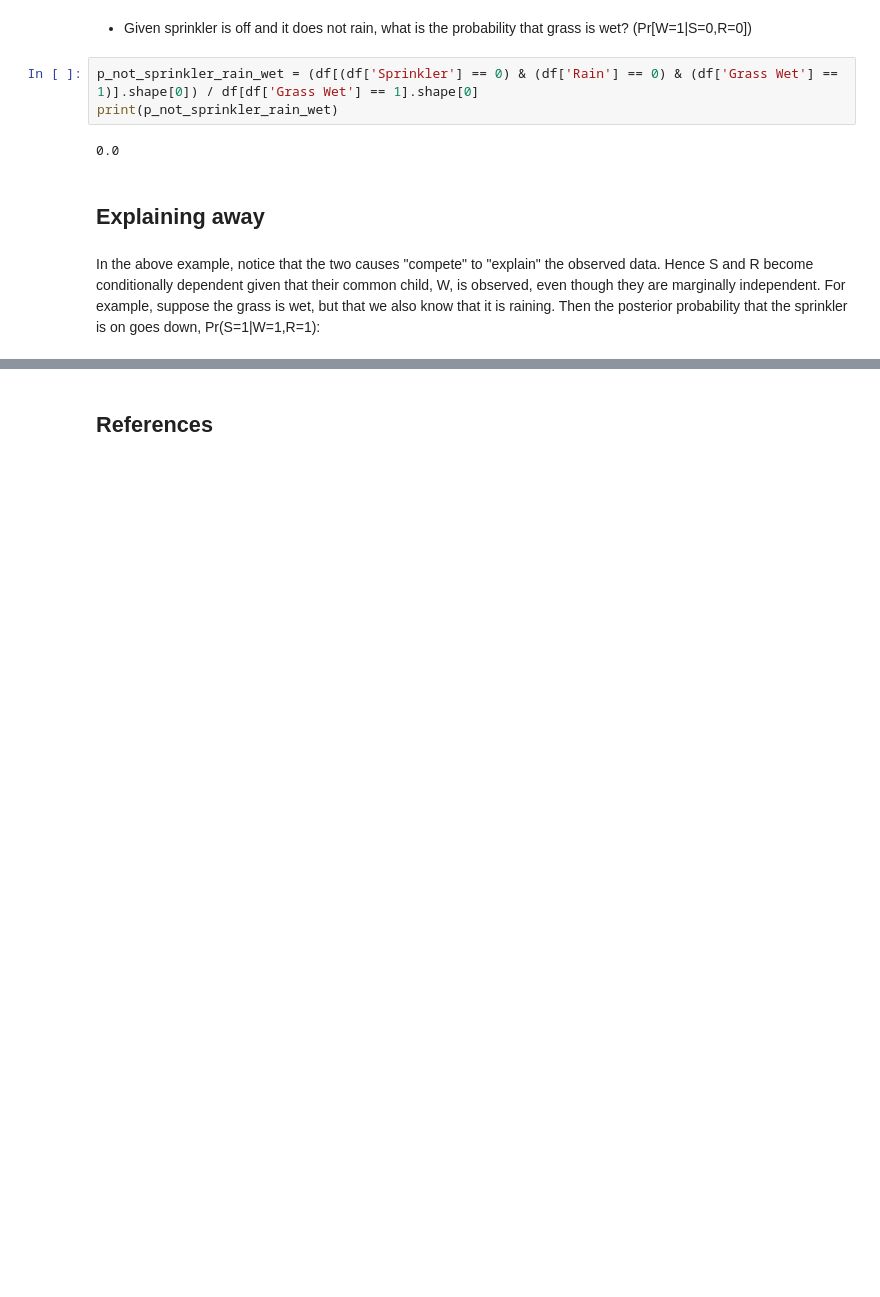
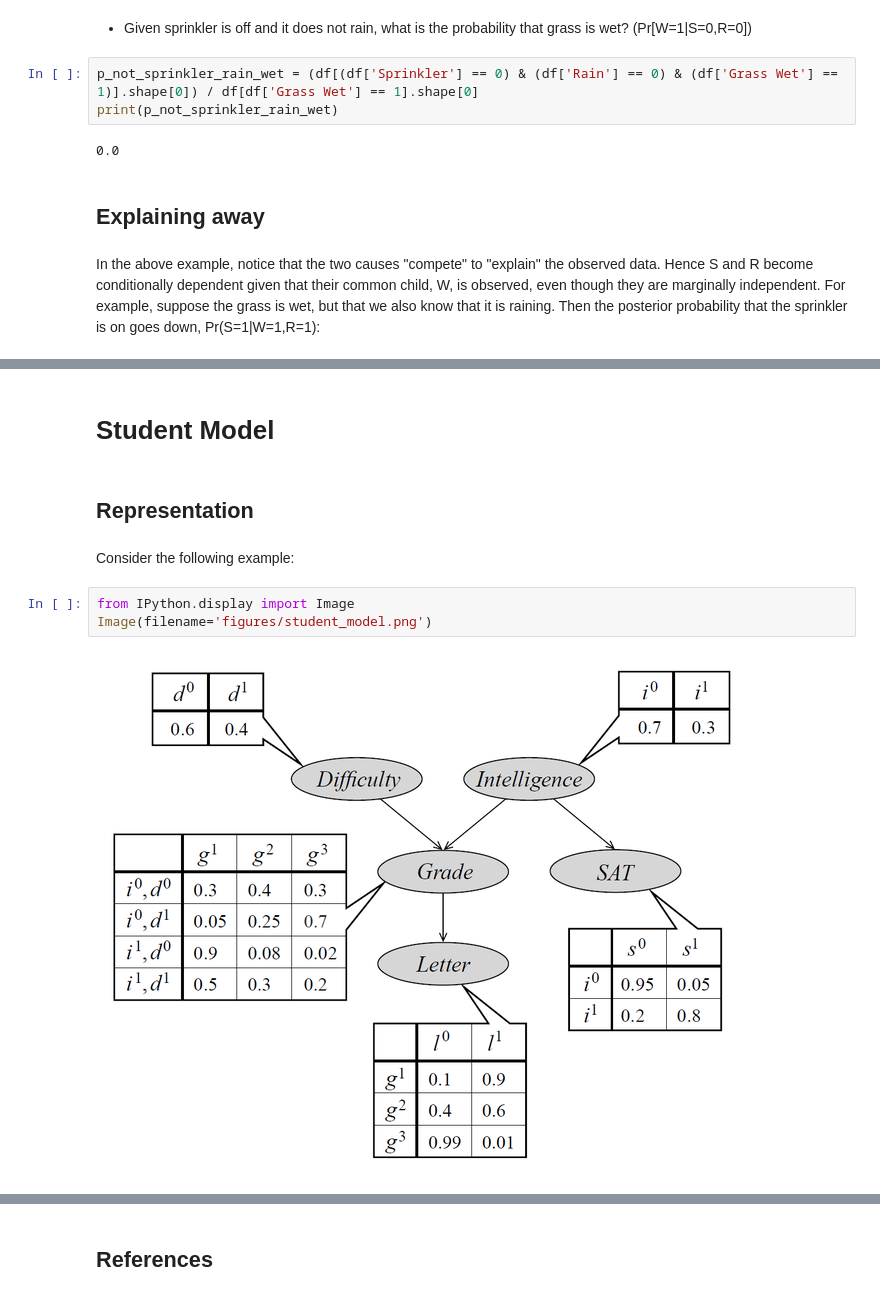
Before and after one commit to ismaelJimenez/STATS, a Jupyter notebook: bn_example.ipynb, the cells around one changed output, grey strips where cells are left out. Drawn from its saved outputs; the diff is of its cells as text; blank space fills up the shorter version.

Commit message:
added stutende model to bn_example

```diff
--- a/bn_example.ipynb
+++ b/bn_example.ipynb
@@ -154,0 +157,11 @@ print(p_sprinkler_rain_wet)
+# %% [markdown]
+# Student Model
+# %% [markdown]
+## Representation
+# %% [markdown]
+Consider the following example:
+# %%
+from IPython.display import Image
+Image(filename='figures/student_model.png')
+# %% [output]
+[figure, added]
```
Also changed, not shown: parts of 26 cells of this notebook.
